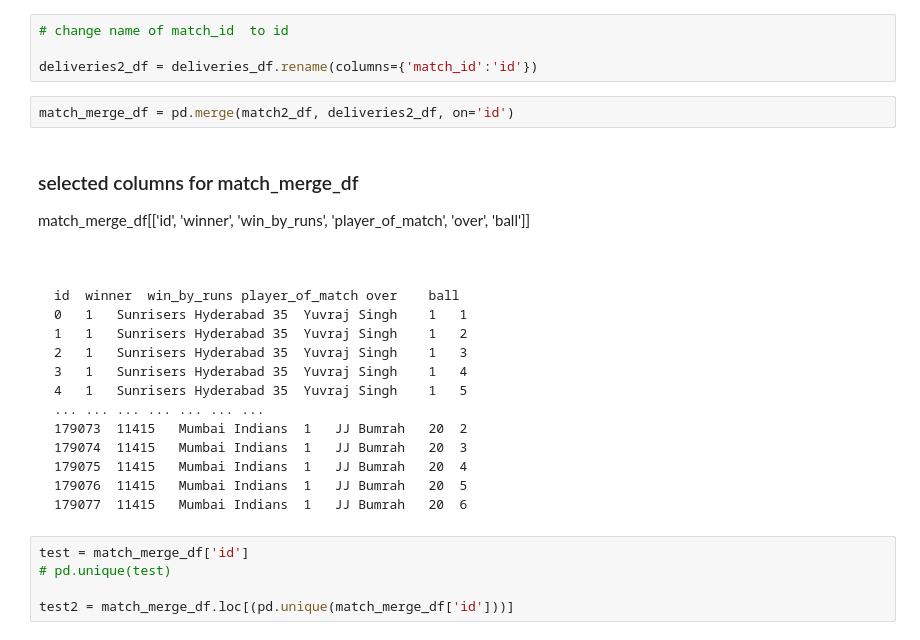
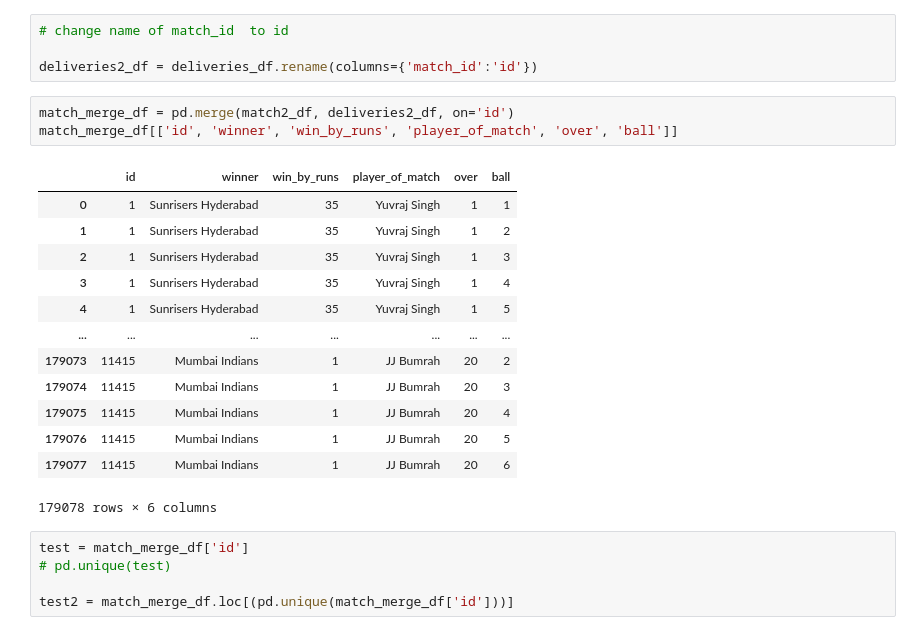
Before and after one commit to Utkarsh736/IPL_Data_Analysis, a Jupyter notebook: Template.ipynb, the cells around one changed output. Saved outputs shown, nothing was run; the diff lists cells and outputs as text.

````diff
--- a/Template.ipynb
+++ b/Template.ipynb
@@ -613,25 +609,21 @@ match2_df = match_df[['id', 'result', 'winner', 'win_by_runs', 'win_by_wickets',
 deliveries2_df = deliveries_df.rename(columns={'match_id':'id'})
 # %%
 match_merge_df = pd.merge(match2_df, deliveries2_df, on='id')
+match_merge_df[['id', 'winner', 'win_by_runs', 'player_of_match', 'over', 'ball']]
+# %% [output]
+|  | id | winner | win_by_runs | player_of_match | over | ball |
+| 0 | 1 | Sunrisers Hyderabad | 35 | Yuvraj Singh | 1 | 1 |
+| 1 | 1 | Sunrisers Hyderabad | 35 | Yuvraj Singh | 1 | 2 |
+| 2 | 1 | Sunrisers Hyderabad | 35 | Yuvraj Singh | 1 | 3 |
+| 3 | 1 | Sunrisers Hyderabad | 35 | Yuvraj Singh | 1 | 4 |
+| 4 | 1 | Sunrisers Hyderabad | 35 | Yuvraj Singh | 1 | 5 |
+| ... | ... | ... | ... | ... | ... | ... |
+| 179073 | 11415 | Mumbai Indians | 1 | JJ Bumrah | 20 | 2 |
+| 179074 | 11415 | Mumbai Indians | 1 | JJ Bumrah | 20 | 3 |
+| 179075 | 11415 | Mumbai Indians | 1 | JJ Bumrah | 20 | 4 |
+| 179076 | 11415 | Mumbai Indians | 1 | JJ Bumrah | 20 | 5 |
+| 179077 | 11415 | Mumbai Indians | 1 | JJ Bumrah | 20 | 6 |
+179078 rows × 6 columns
-# %% [markdown]
-### selected columns for match_merge_df
-match_merge_df[['id', 'winner', 'win_by_runs', 'player_of_match', 'over', 'ball']]
-```
-
-
-id	winner	win_by_runs	player_of_match	over	ball
-0	1	Sunrisers Hyderabad	35	Yuvraj Singh	1	1
-1	1	Sunrisers Hyderabad	35	Yuvraj Singh	1	2
-2	1	Sunrisers Hyderabad	35	Yuvraj Singh	1	3
-3	1	Sunrisers Hyderabad	35	Yuvraj Singh	1	4
-4	1	Sunrisers Hyderabad	35	Yuvraj Singh	1	5
-...	...	...	...	...	...	...
-179073	11415	Mumbai Indians	1	JJ Bumrah	20	2
-179074	11415	Mumbai Indians	1	JJ Bumrah	20	3
-179075	11415	Mumbai Indians	1	JJ Bumrah	20	4
-179076	11415	Mumbai Indians	1	JJ Bumrah	20	5
-179077	11415	Mumbai Indians	1	JJ Bumrah	20	6
-```
 # %%
 test = match_merge_df['id']
 # pd.unique(test)
````
Also changed, not shown: parts of 15 cells of this notebook.
